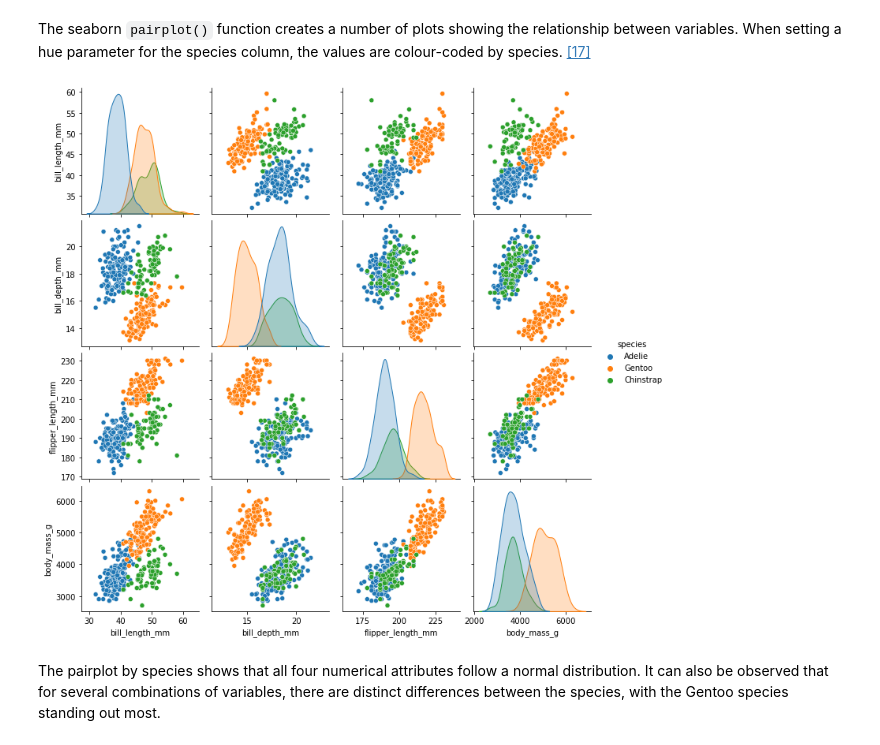
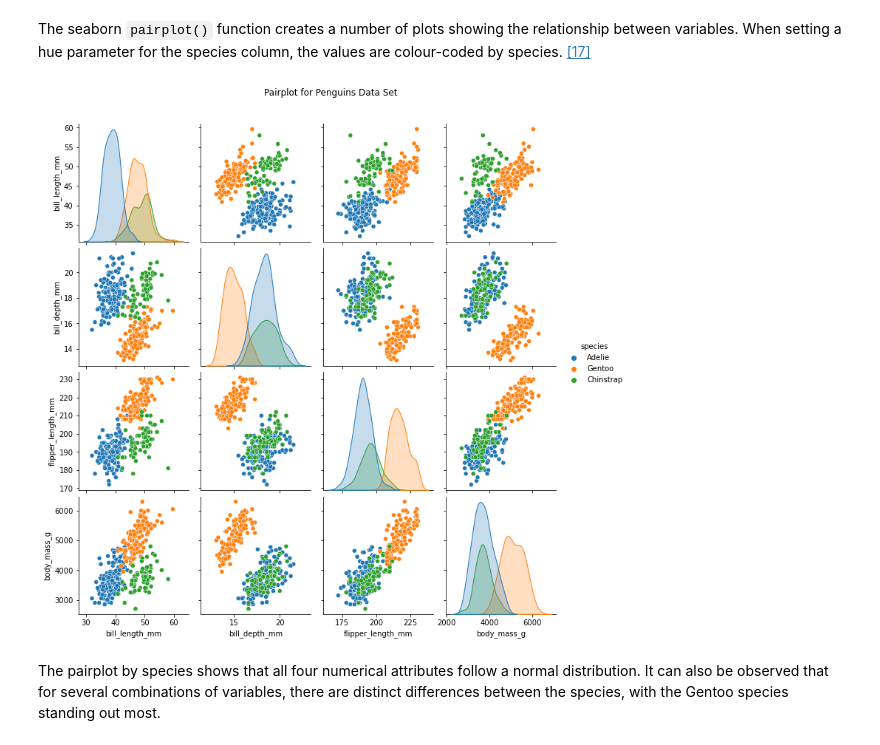
Before and after one commit to ssteffens/programming-data-analysis-project, a Jupyter notebook: project.ipynb, the cells around one changed output. Cells and saved outputs as stored; diff of their text form; code cells hidden in the pictures.

```diff
--- a/project.ipynb
+++ b/project.ipynb
@@ -430,9 +432,10 @@ The seaborn `pairplot()` function creates a number of plots showing the relation
 # %%
 # Plot the data set with a pair plot
 sns.pairplot(penguins, hue='species')
+plt.suptitle('Pairplot for Penguins Data Set', y=1.05)
 plt.show()
 # %% [output]
-[figure, old version]
+[figure, new version]
 # %% [markdown]
 The pairplot by species shows that all four numerical attributes follow a normal distribution. It can also be observed that for several combinations of variables, there are distinct differences between the species, with the Gentoo species standing out most.
 # %% [markdown]
```
Also changed, not shown: parts of 50 cells of this notebook.
